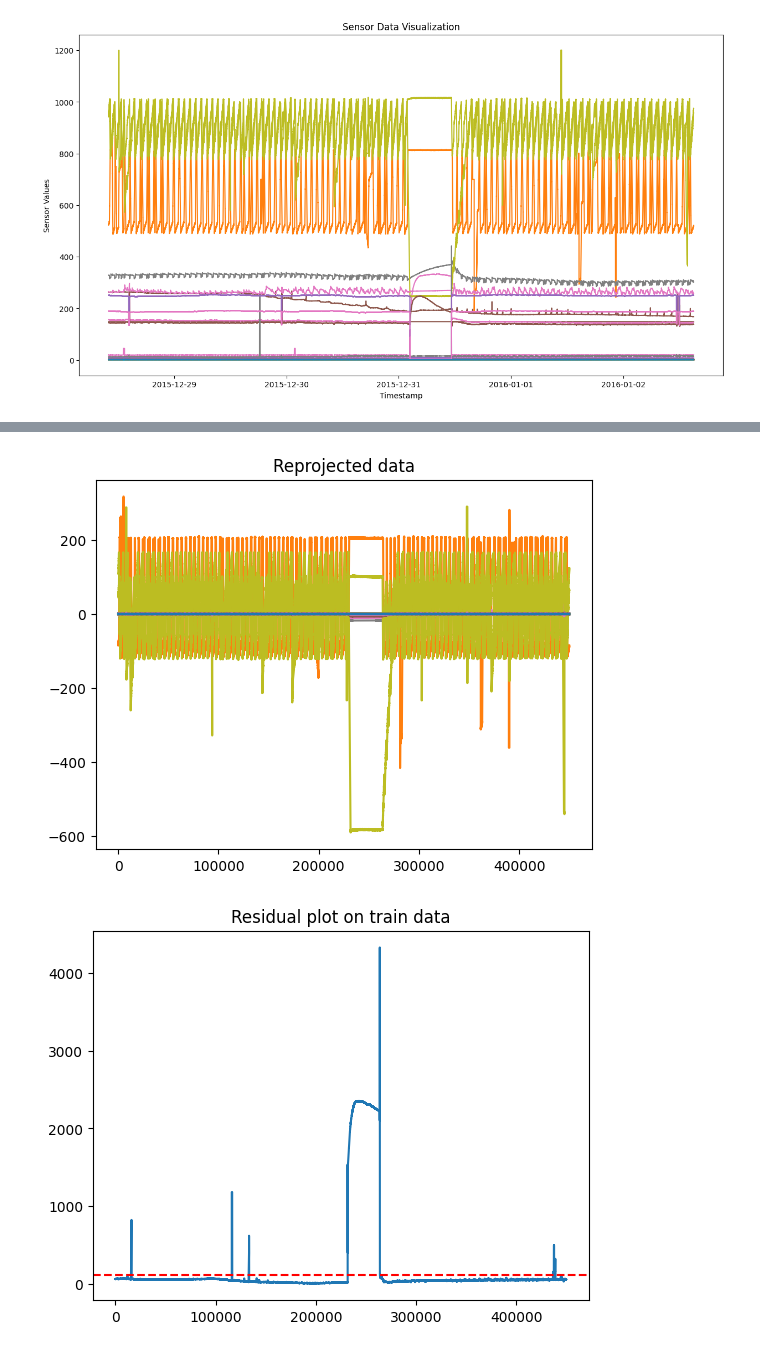
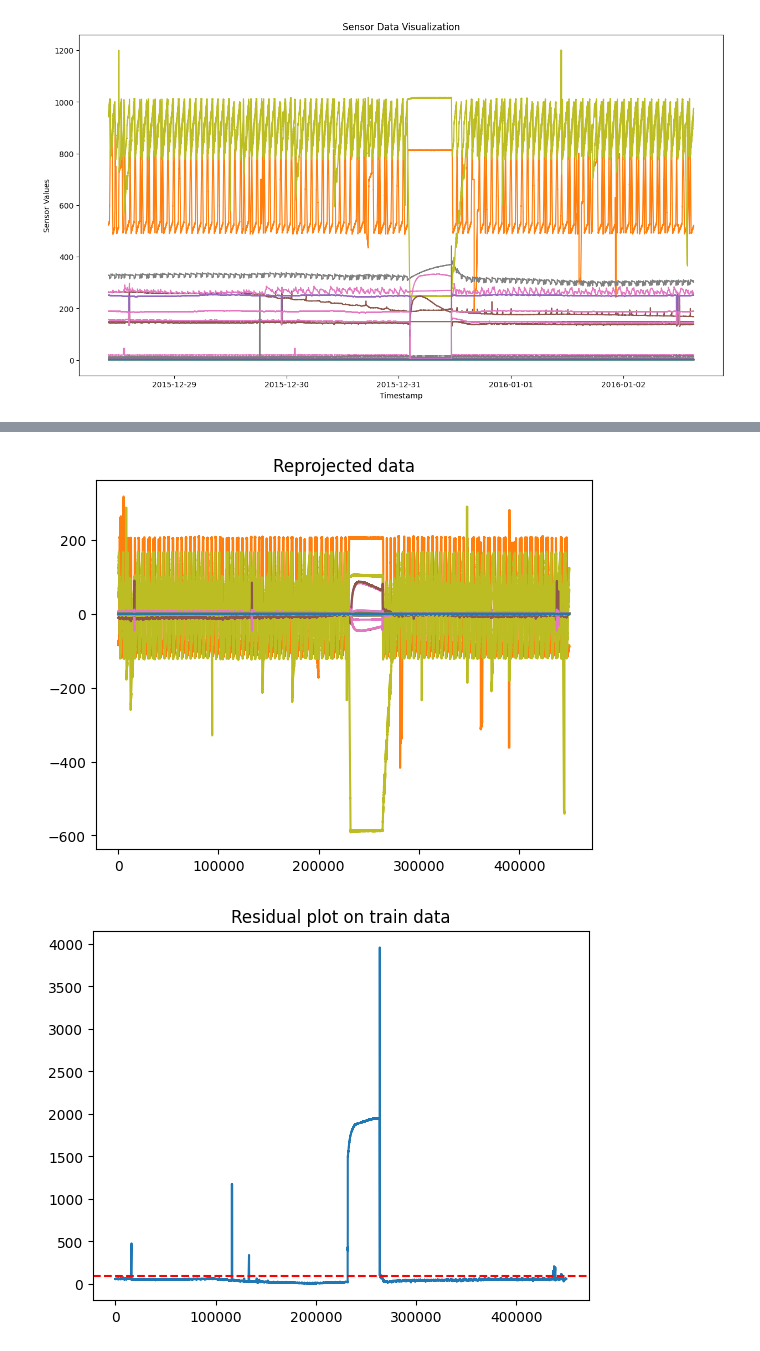
Before and after one commit to andreist3fan/vitejii-dm, a Jupyter notebook: Kaggle.ipynb, the cells around one changed output, grey strips where cells are left out. Cells and saved outputs as stored; diff of their text form; code cells hidden in the pictures.

```diff
--- a/Kaggle.ipynb
+++ b/Kaggle.ipynb
@@ -144,7 +144,7 @@ def pca_for_anomaly_detection(train, test, k, pca_threshold=None, plot_steps=Fal
         if mse_residuals[i] < pca_threshold:
             indices.append(i)
     # return the DataFrame with anomalies removed
-    return test.iloc[indices],indices
+    return test.iloc[indices],indices,mse_residuals
 # %%
 train_data.shape
 # %% [output]
@@ -158,8 +158,8 @@ visualize_sensor_data(test_data)
 # %% [output]
 [figure]
 # %%
-wo_anomalies, indices= pca_for_anomaly_detection(train_data[90_000:496_000],test_data, k=3 ,pca_threshold=120, plot_steps=True)
+wo_anomalies, indices,resid= pca_for_anomaly_detection(train_data[90_000:300_000],test_data, k=4 ,pca_threshold=100, plot_steps=True)
 # %% [output]
 [figure]
-[figure, old version]
+[figure, new version]
-[figure, old version]
+[figure, new version]
```
Also changed, not shown: parts of 7 cells of this notebook.
